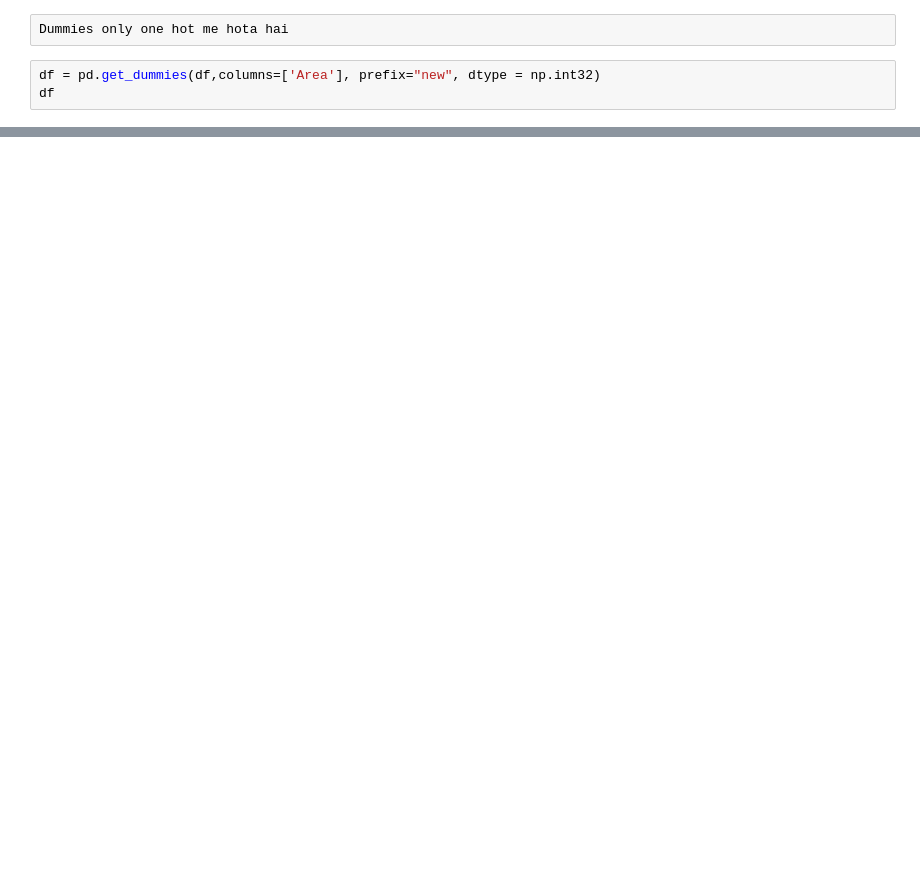
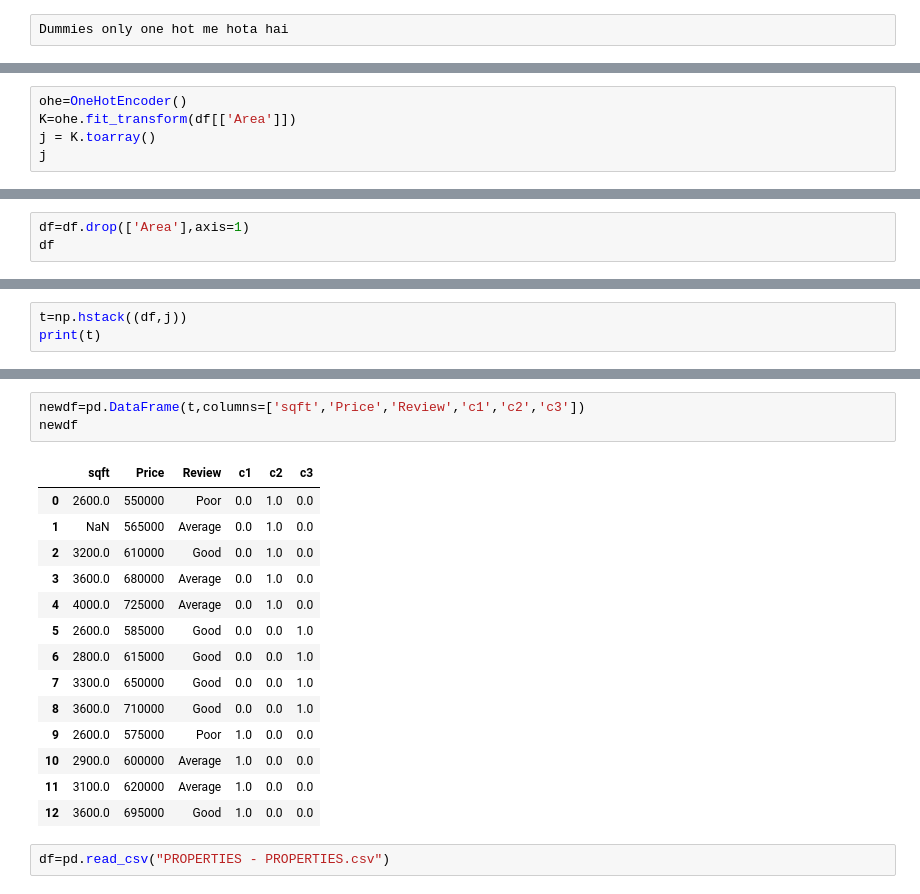
Before and after one commit to anurajrajak005/Machine-Learning-Daily-Practice, a Jupyter notebook: T1.ipynb, the cells around one changed output, grey strips where cells are left out. Saved outputs shown, nothing was run; the diff lists cells and outputs as text; blank space fills up the shorter version.

```diff
--- a/T1.ipynb
+++ b/T1.ipynb
@@ -137,5 +137,2 @@ df
 # %% [raw]
 Dummies only one hot me hota hai
-# %%
-df = pd.get_dummies(df,columns=['Area'], prefix="new", dtype = np.int32)
-df
@@ -156,0 +145,5 @@ df
+# %%
+ohe=OneHotEncoder()
+K=ohe.fit_transform(df[['Area']])
+j = K.toarray()
+j
@@ -156,0 +164,3 @@ df
+# %%
+df=df.drop(['Area'],axis=1)
+df
@@ -156,0 +182,3 @@ df
+# %%
+t=np.hstack((df,j))
+print(t)
@@ -156,0 +199,20 @@ df
+# %%
+newdf=pd.DataFrame(t,columns=['sqft','Price','Review','c1','c2','c3'])
+newdf
+# %% [output]
+|  | sqft | Price | Review | c1 | c2 | c3 |
+| 0 | 2600.0 | 550000 | Poor | 0.0 | 1.0 | 0.0 |
+| 1 | NaN | 565000 | Average | 0.0 | 1.0 | 0.0 |
+| 2 | 3200.0 | 610000 | Good | 0.0 | 1.0 | 0.0 |
+| 3 | 3600.0 | 680000 | Average | 0.0 | 1.0 | 0.0 |
+| 4 | 4000.0 | 725000 | Average | 0.0 | 1.0 | 0.0 |
+| 5 | 2600.0 | 585000 | Good | 0.0 | 0.0 | 1.0 |
+| 6 | 2800.0 | 615000 | Good | 0.0 | 0.0 | 1.0 |
+| 7 | 3300.0 | 650000 | Good | 0.0 | 0.0 | 1.0 |
+| 8 | 3600.0 | 710000 | Good | 0.0 | 0.0 | 1.0 |
+| 9 | 2600.0 | 575000 | Poor | 1.0 | 0.0 | 0.0 |
+| 10 | 2900.0 | 600000 | Average | 1.0 | 0.0 | 0.0 |
+| 11 | 3100.0 | 620000 | Average | 1.0 | 0.0 | 0.0 |
+| 12 | 3600.0 | 695000 | Good | 1.0 | 0.0 | 0.0 |
+# %%
+df=pd.read_csv("PROPERTIES - PROPERTIES.csv")
```
Also changed, not shown: parts of 11 cells of this notebook.
